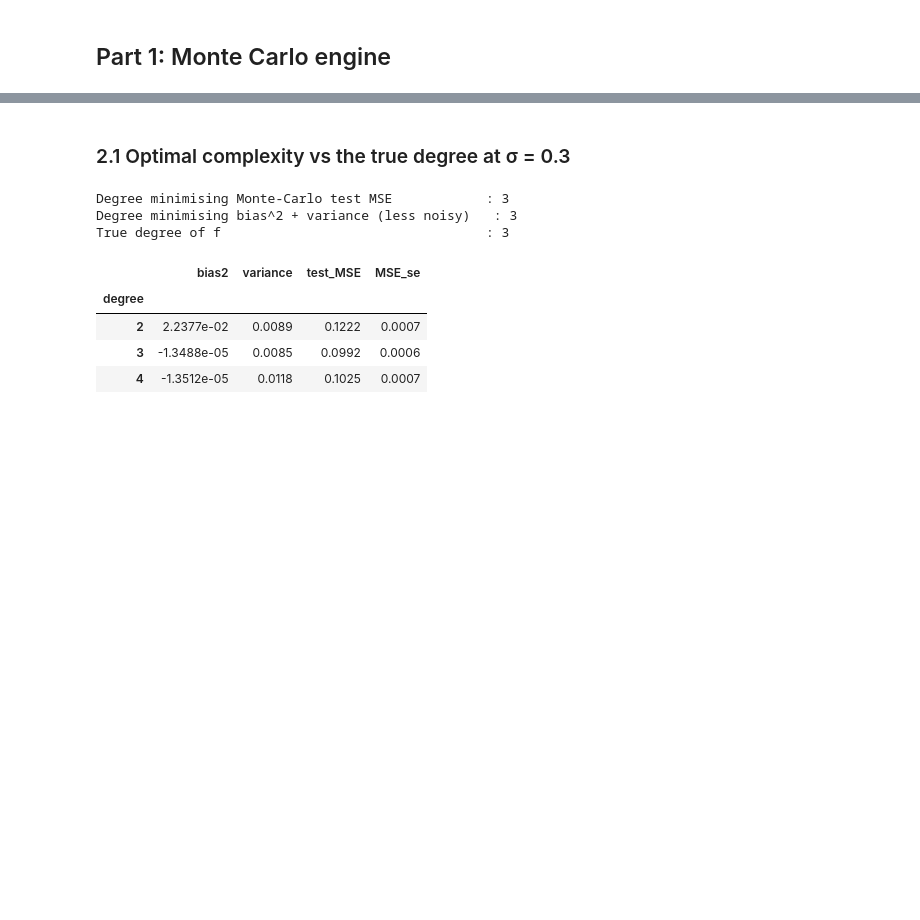
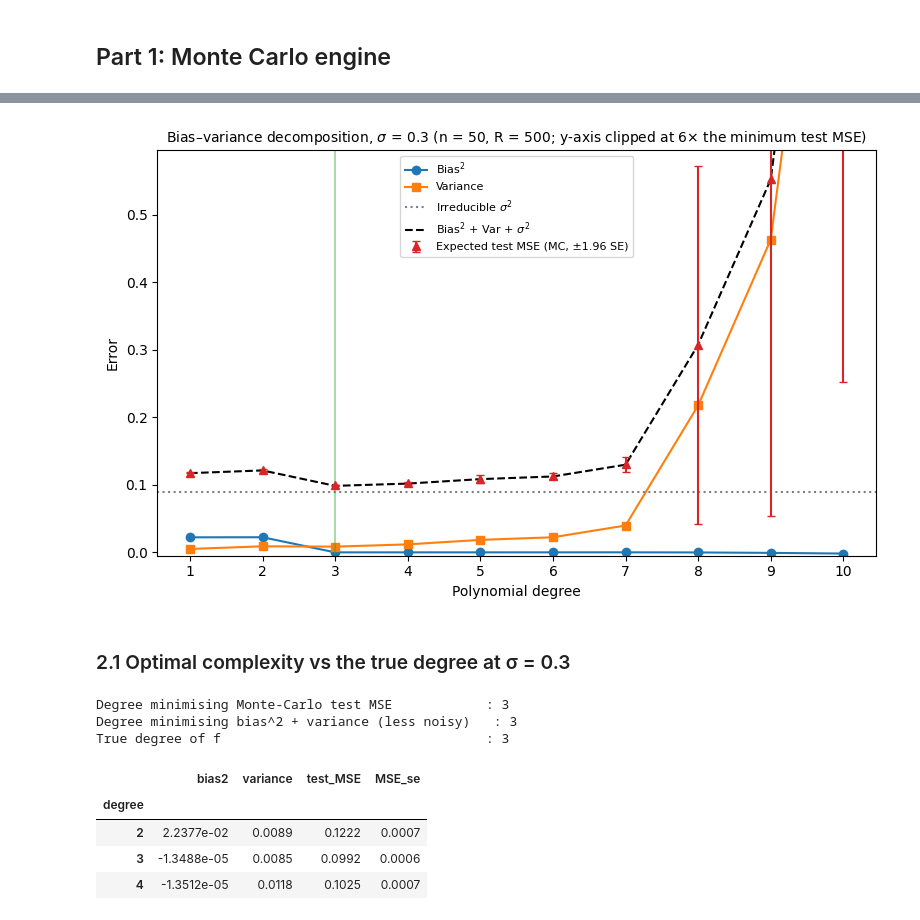
Before and after one commit to imranashryy/dsa211-bias-variance-montecarlo, a Jupyter notebook: DSA211_Group4_BiasVariance_MonteCarlo.ipynb, the cells around one changed output, grey strips where cells are left out. Saved outputs shown, nothing was run; the diff lists cells and outputs as text; code cells hidden in the pictures; blank space fills up the shorter version.

```diff
--- a/DSA211_Group4_BiasVariance_MonteCarlo.ipynb
+++ b/DSA211_Group4_BiasVariance_MonteCarlo.ipynb
@@ -265,6 +265,22 @@ Exact identity check (bias2 + var = mean (yhat - f)^2), largest gap over degrees
 | 8 | -1.4952e-04 | 8.4433e-04 | 0.2175 | 0.1398 | 0.09 | 0.3073 | 0.3072 | -0.0002 | 0.1355 |
 | 9 | -8.0014e-04 | 9.7310e-04 | 0.4630 | 0.2328 | 0.09 | 0.5522 | 0.5528 | 0.0006 | 0.2547 |
 | 10 | -1.7865e-03 | 3.4353e-03 | 1.2942 | 0.5560 | 0.09 | 1.3824 | 1.3836 | 0.0012 | 0.5775 |
+# %%
+# Bias-variance decomposition at the baseline noise level only (sigma = 0.3); all four noise levels are compared in Part 4
+t = res[BASE]
+fig, ax = plt.subplots(figsize=(8, 5))
+ax.plot(t.index, t['bias2'], 'o-', label=r'Bias$^2$')
+ax.plot(t.index, t['variance'], 's-', label='Variance')
+ax.axhline(BASE**2, color='grey', ls=':', label=r'Irreducible $\sigma^2$')
+ax.plot(t.index, t['bias2+var+sigma2'], 'k--', label=r'Bias$^2$ + Var + $\sigma^2$')
+ax.errorbar(t.index, t['test_MSE'], yerr=1.96 * t['MSE_se'], fmt='^', color='tab:red', capsize=3, label='Expected test MSE (MC, ±1.96 SE)')
+ax.axvline(t['test_MSE'].idxmin(), color='tab:green', alpha=.4)
+ax.set_xticks(DEGREES); ax.set_ylim(-0.005, 6 * t['test_MSE'].min())   # high-degree variance is huge; axis clipped for readability
+ax.set_xlabel('Polynomial degree'); ax.set_ylabel('Error')
+ax.set_title(rf'Bias–variance decomposition, $\sigma$ = {BASE} (n = {N_TRAIN}, R = {R}; y-axis clipped at 6× the minimum test MSE)', fontsize=10)
+ax.legend(fontsize=8); plt.tight_layout(); plt.show()
+# %% [output]
+[figure, added]
 # %% [markdown]
 ### 2.1 Optimal complexity vs the true degree at σ = 0.3
 # %%
```
Also changed, not shown: parts of 26 cells of this notebook, 1 other file.
